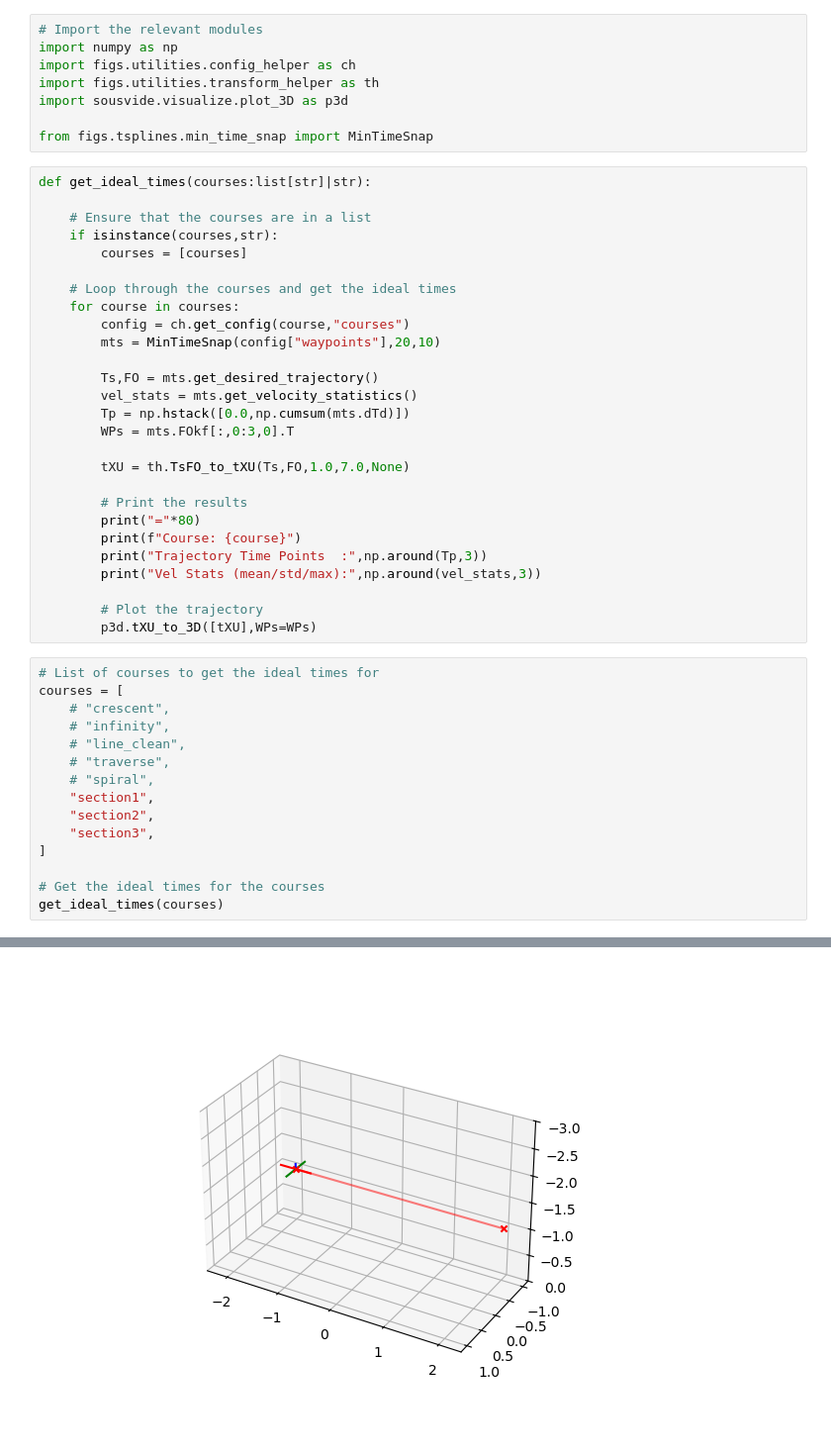
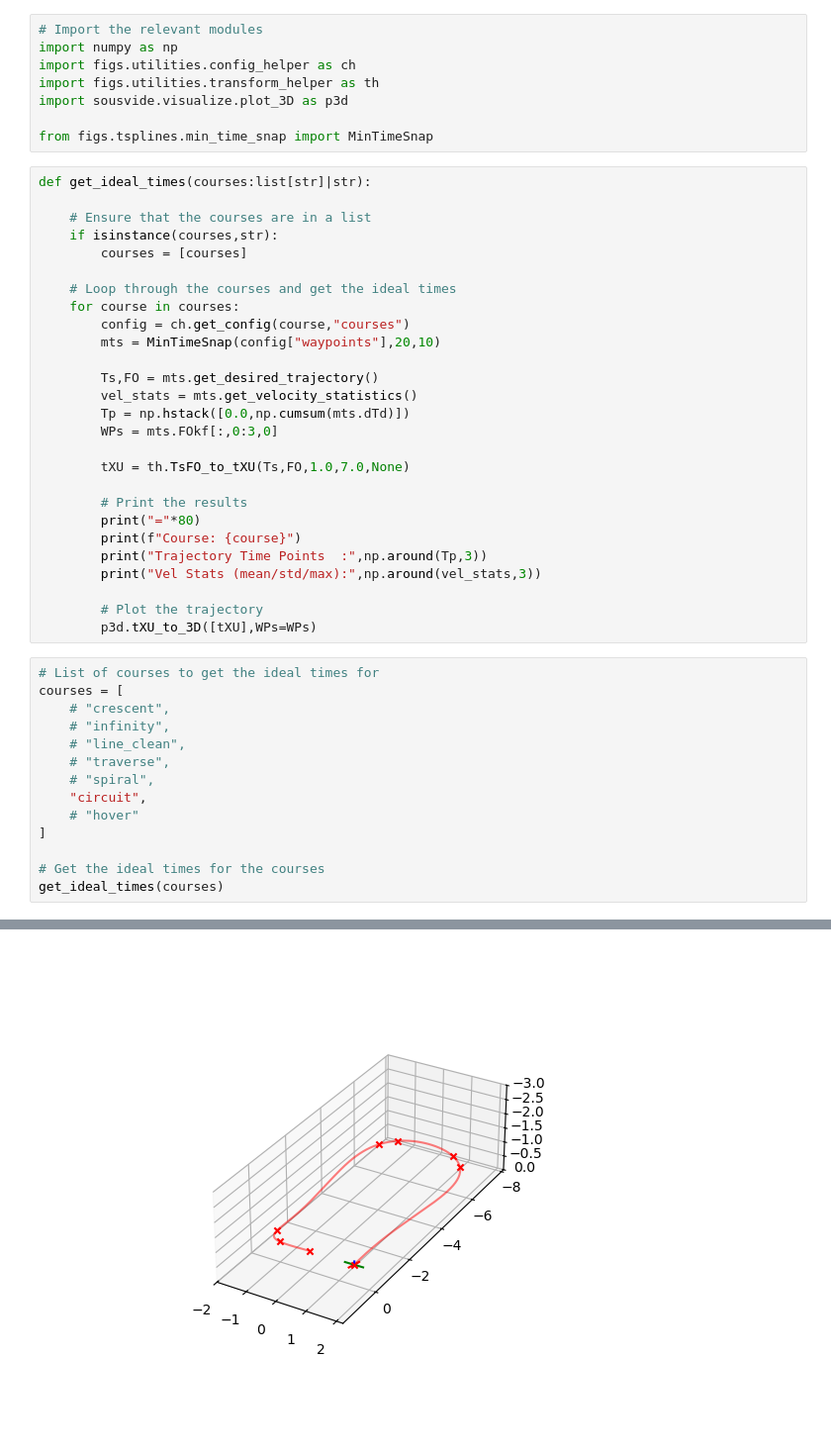
Before and after one commit to denisfliu/SousVide, a Jupyter notebook: notebooks/mts_example.ipynb, the cells around one changed output, grey strips where cells are left out. Shown at 99% size. Cells and saved outputs as stored; diff of their text form.

```diff
--- a/notebooks/mts_example.ipynb
+++ b/notebooks/mts_example.ipynb
@@ -30,7 +33,7 @@ def get_ideal_times(courses:list[str]|str):
         Ts,FO = mts.get_desired_trajectory()
         vel_stats = mts.get_velocity_statistics()
         Tp = np.hstack([0.0,np.cumsum(mts.dTd)])
-        WPs = mts.FOkf[:,0:3,0].T
+        WPs = mts.FOkf[:,0:3,0]
 
         tXU = th.TsFO_to_tXU(Ts,FO,1.0,7.0,None)
 
@@ -50,9 +53,8 @@ courses = [
     # "line_clean",
     # "traverse",
     # "spiral",
-    "section1",
-    "section2",
-    "section3",
+    "circuit",
+    # "hover"
 ]
 
 # Get the ideal times for the courses
@@ -65 +67 @@ Vel Stats (mean/std/max): [0.87  0.622 1.746]
-[figure, old version]
+[figure, new version]
```
Also changed, not shown: parts of 2 cells of this notebook, 44 other files.
